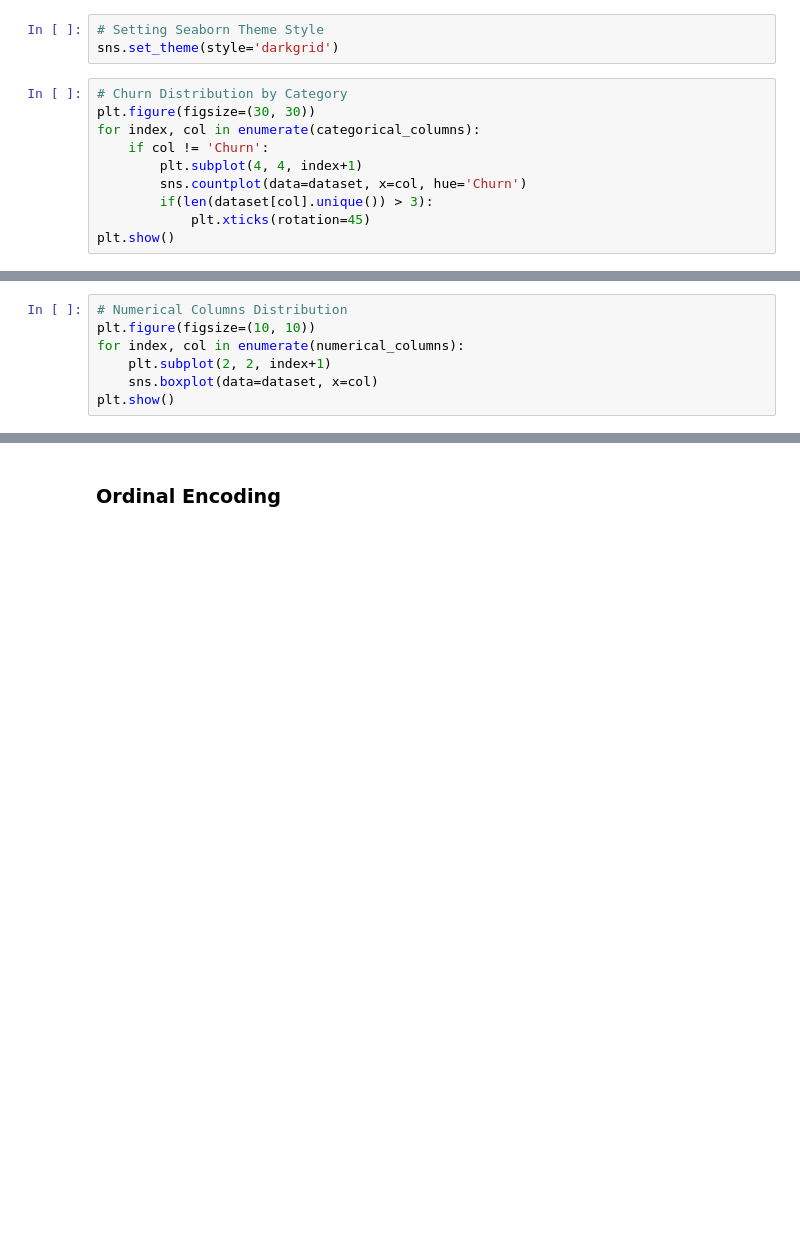
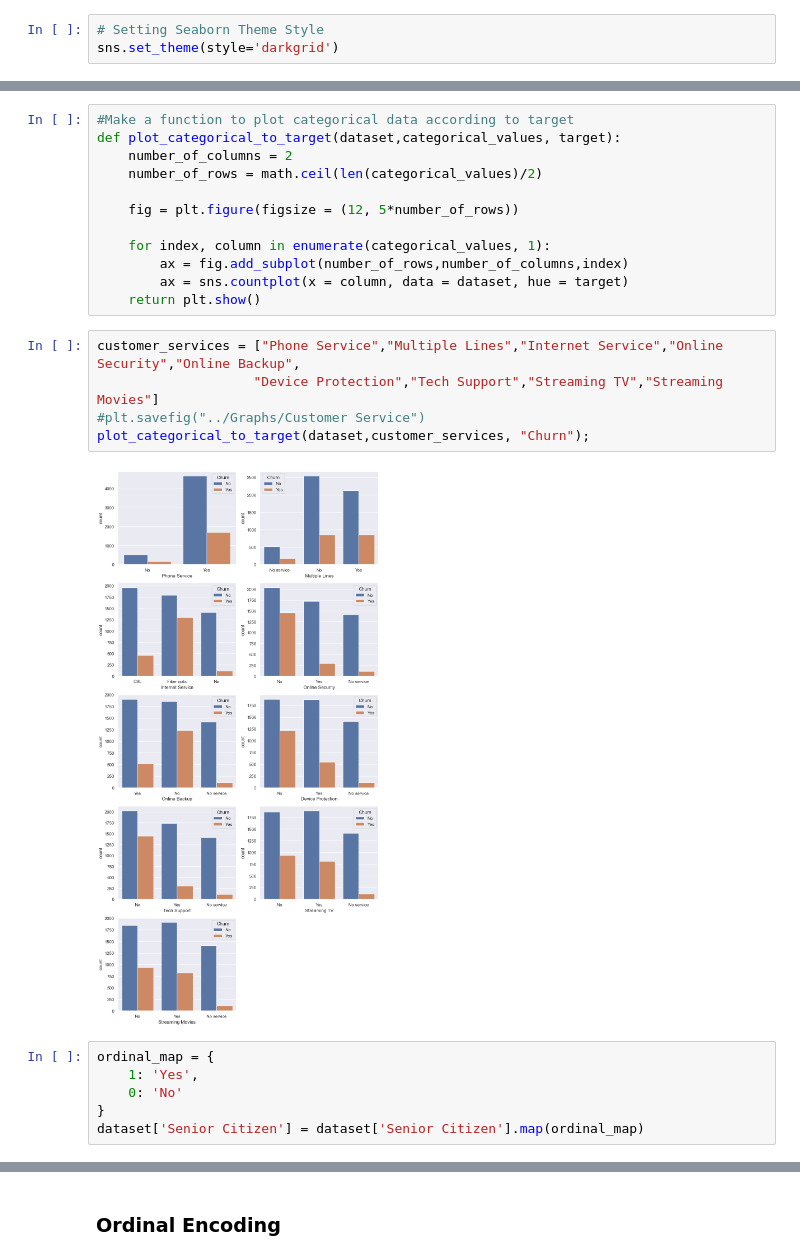
Before and after one commit to itssingh14/customer_churn_prediction, a Jupyter notebook: codes/notebook side.ipynb, the cells around one changed output, grey strips where cells are left out. Cells and saved outputs as stored; diff of their text form; blank space fills up the shorter version.

```diff
--- a/codes/notebook side.ipynb
+++ b/codes/notebook side.ipynb
@@ -121,13 +199,3 @@ numerical_columns = [col for col in dataset.columns if col not in categorical_co
 # %%
 # Setting Seaborn Theme Style
 sns.set_theme(style='darkgrid')
-# %%
-# Churn Distribution by Category
-plt.figure(figsize=(30, 30))
-for index, col in enumerate(categorical_columns):
-    if col != 'Churn':
-        plt.subplot(4, 4, index+1)
-        sns.countplot(data=dataset, x=col, hue='Churn')
-        if(len(dataset[col].unique()) > 3):
-            plt.xticks(rotation=45)
-plt.show()
@@ -136,7 +201,0 @@ plt.show()
-# %%
-# Numerical Columns Distribution
-plt.figure(figsize=(10, 10))
-for index, col in enumerate(numerical_columns):
-    plt.subplot(2, 2, index+1)
-    sns.boxplot(data=dataset, x=col)
-plt.show()
@@ -190,0 +210,25 @@ Churn: ['No' 'Yes']
+# %%
+#Make a function to plot categorical data according to target
+def plot_categorical_to_target(dataset,categorical_values, target):
+    number_of_columns = 2
+    number_of_rows = math.ceil(len(categorical_values)/2)
+
+    fig = plt.figure(figsize = (12, 5*number_of_rows))
+
+    for index, column in enumerate(categorical_values, 1):
+        ax = fig.add_subplot(number_of_rows,number_of_columns,index)
+        ax = sns.countplot(x = column, data = dataset, hue = target)
+    return plt.show()
+# %%
+customer_services = ["Phone Service","Multiple Lines","Internet Service","Online Security","Online Backup",
+                    "Device Protection","Tech Support","Streaming TV","Streaming Movies"]
+#plt.savefig("../Graphs/Customer Service")
+plot_categorical_to_target(dataset,customer_services, "Churn");
+# %% [output]
+[figure, added]
+# %%
+ordinal_map = {
+    1: 'Yes',
+    0: 'No'
+}
+dataset['Senior Citizen'] = dataset['Senior Citizen'].map(ordinal_map)
```
Also changed, not shown: parts of 87 cells of this notebook.
